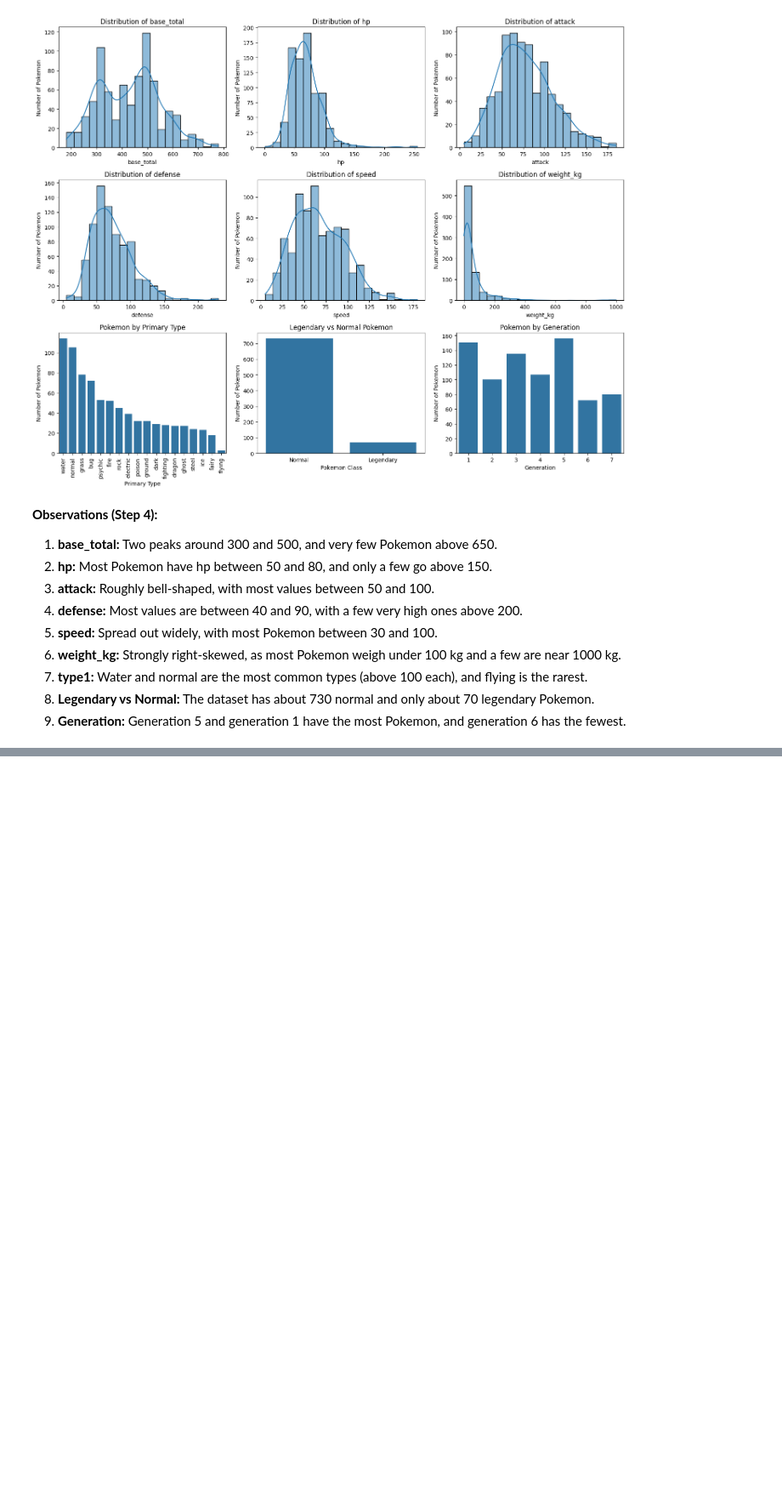
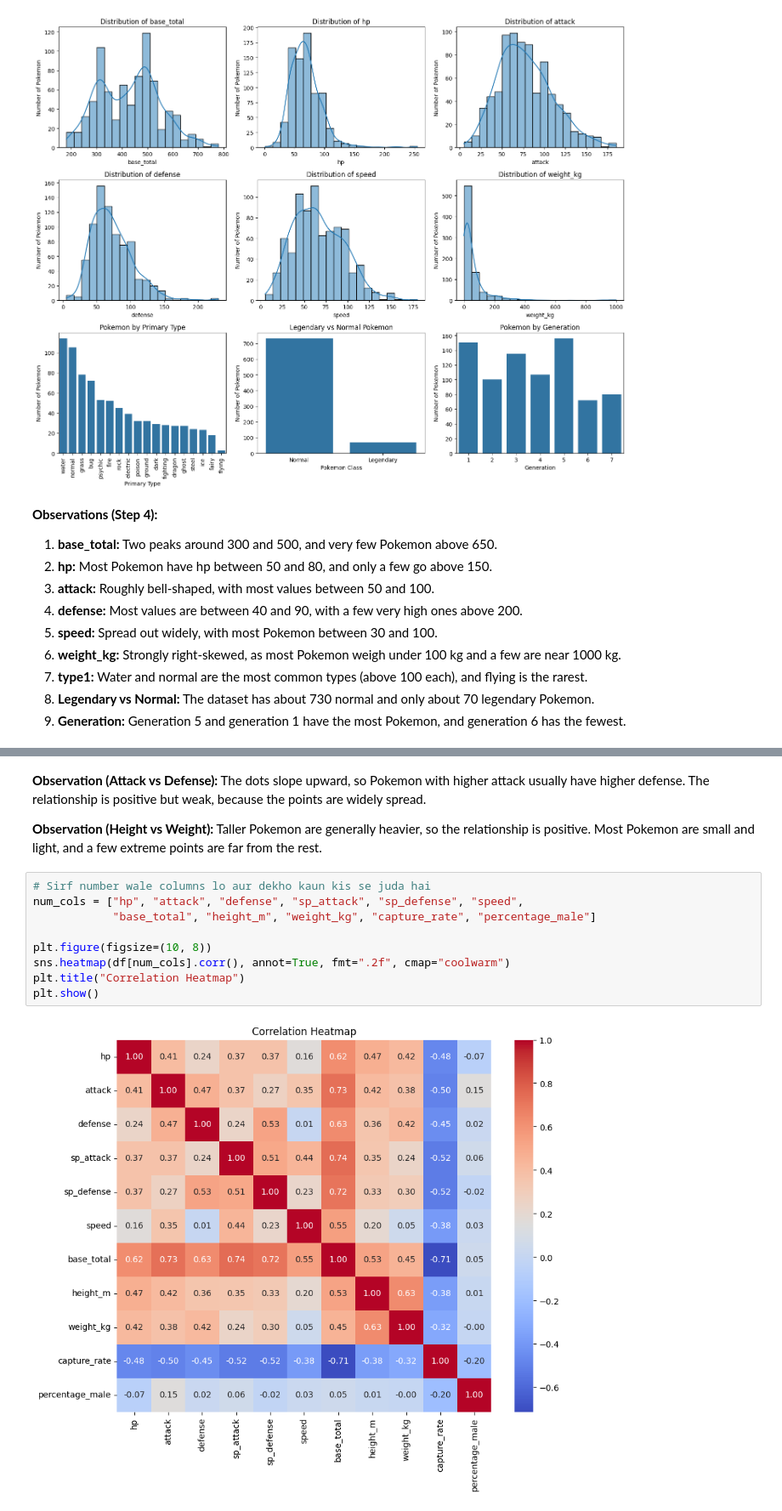
Before and after one commit to syeda-bisma05/pokemon-data-analysis, a Jupyter notebook: Pokemon_analysis.ipynb, the cells around one changed output, grey strips where cells are left out. Shown at 85% size. Cells and saved outputs as stored; diff of their text form; blank space fills up the shorter version.

```diff
--- a/Pokemon_analysis.ipynb
+++ b/Pokemon_analysis.ipynb
@@ -377,0 +400,15 @@ plt.show()
+# %% [markdown]
+**Observation (Attack vs Defense):** The dots slope upward, so Pokemon with higher attack usually have higher defense. The relationship is positive but weak, because the points are widely spread.
+
+**Observation (Height vs Weight):** Taller Pokemon are generally heavier, so the relationship is positive. Most Pokemon are small and light, and a few extreme points are far from the rest.
+# %%
+# Sirf number wale columns lo aur dekho kaun kis se juda hai
+num_cols = ["hp", "attack", "defense", "sp_attack", "sp_defense", "speed",
+            "base_total", "height_m", "weight_kg", "capture_rate", "percentage_male"]
+
+plt.figure(figsize=(10, 8))
+sns.heatmap(df[num_cols].corr(), annot=True, fmt=".2f", cmap="coolwarm")
+plt.title("Correlation Heatmap")
+plt.show()
+# %% [output]
+[figure, added]
```
Also changed, not shown: parts of 5 cells of this notebook.
